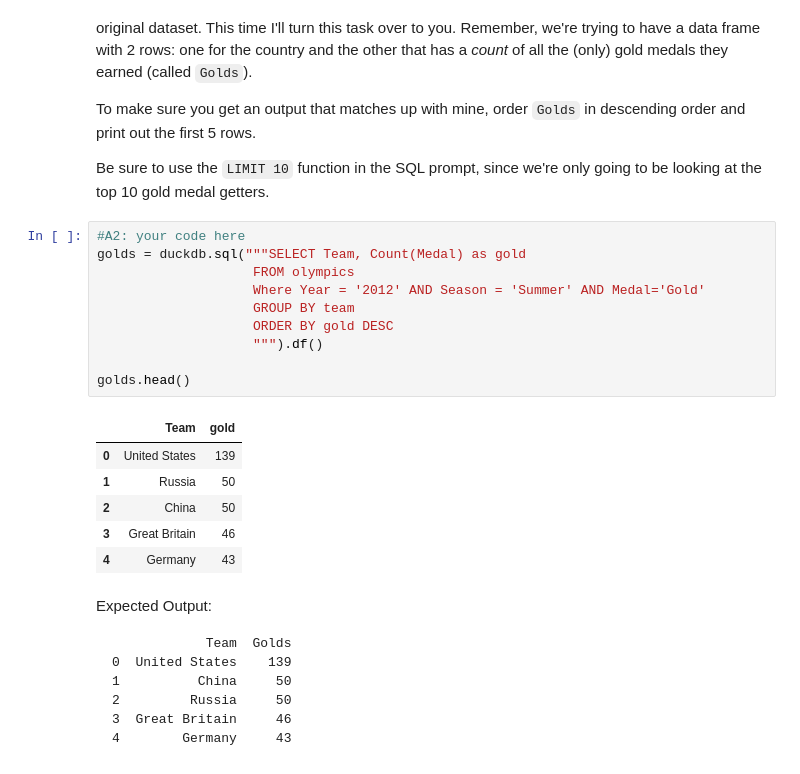
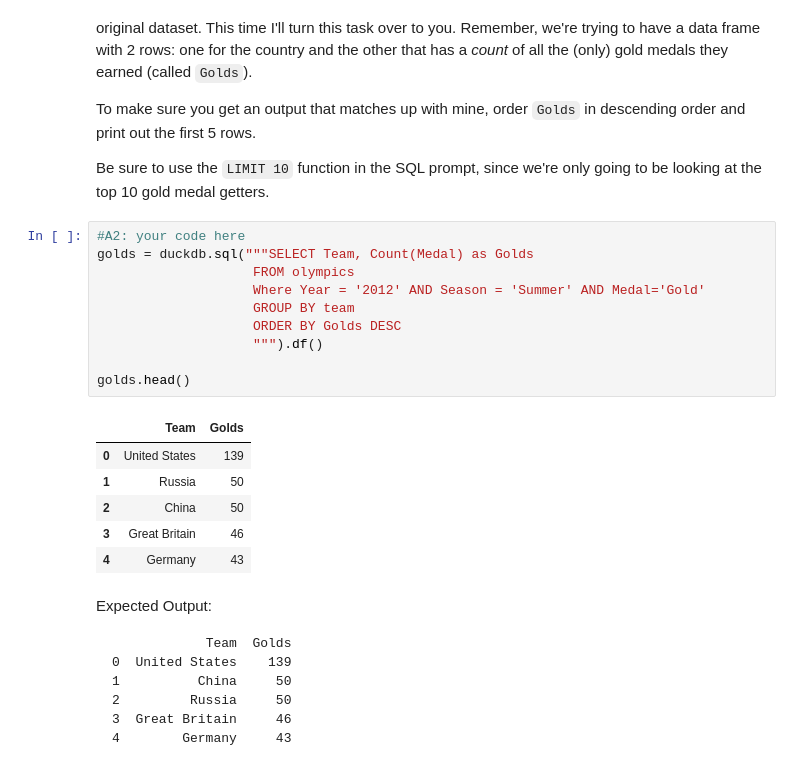
Before and after one commit to EmilineLabbe/cdj_nme, a Jupyter notebook: workbook3.ipynb, the cells around one changed output. Drawn from its saved outputs; the diff is of its cells as text.

```diff
--- a/workbook3.ipynb
+++ b/workbook3.ipynb
@@ -137,16 +137,16 @@ To make sure you get an output that matches up with mine, order `Golds` in desce
 Be sure to use the `LIMIT 10` function in the SQL prompt, since we're only going to be looking at the top 10 gold medal getters.
 # %%
 #A2: your code here
-golds = duckdb.sql("""SELECT Team, Count(Medal) as gold
+golds = duckdb.sql("""SELECT Team, Count(Medal) as Golds
                     FROM olympics
                     Where Year = '2012' AND Season = 'Summer' AND Medal='Gold'
                     GROUP BY team
-                    ORDER BY gold DESC
+                    ORDER BY Golds DESC
                     """).df()
 
 golds.head()
 # %% [output]
-|  | Team | gold |
+|  | Team | Golds |
 | 0 | United States | 139 |
 | 1 | Russia | 50 |
 | 2 | China | 50 |
```
Also changed, not shown: parts of 6 cells of this notebook.
